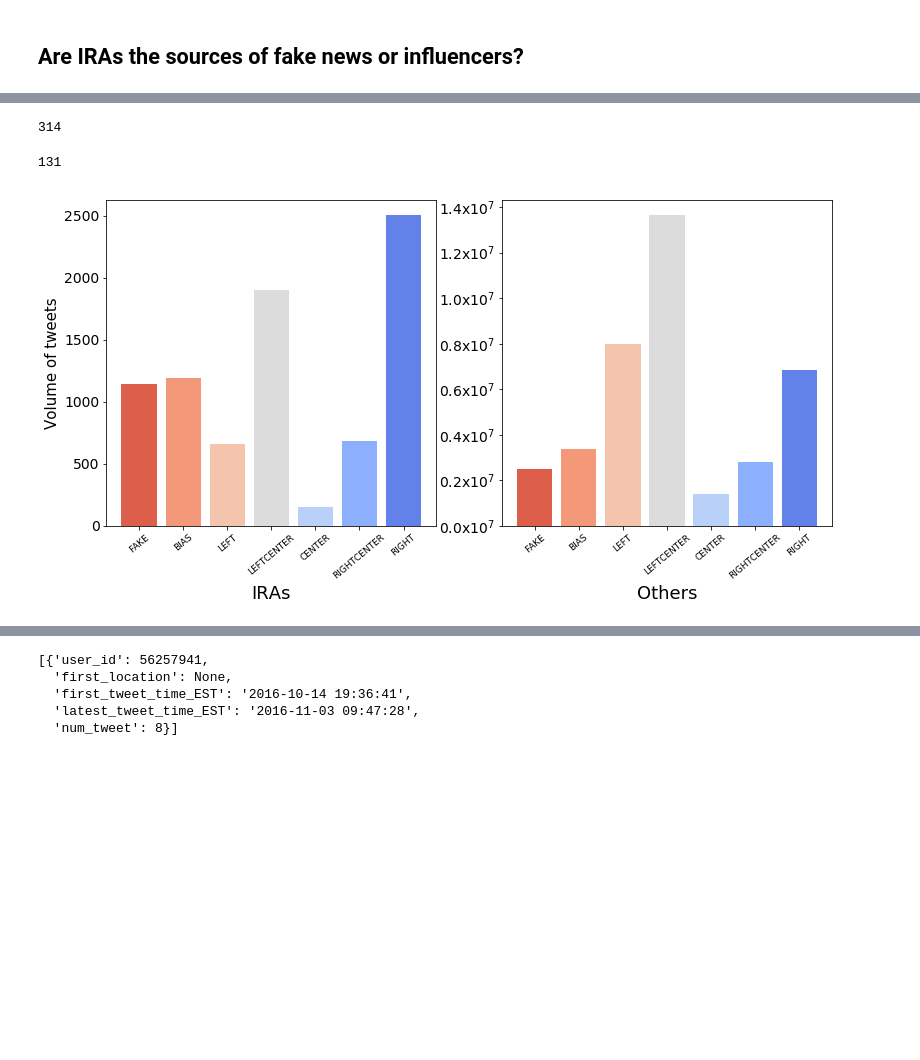
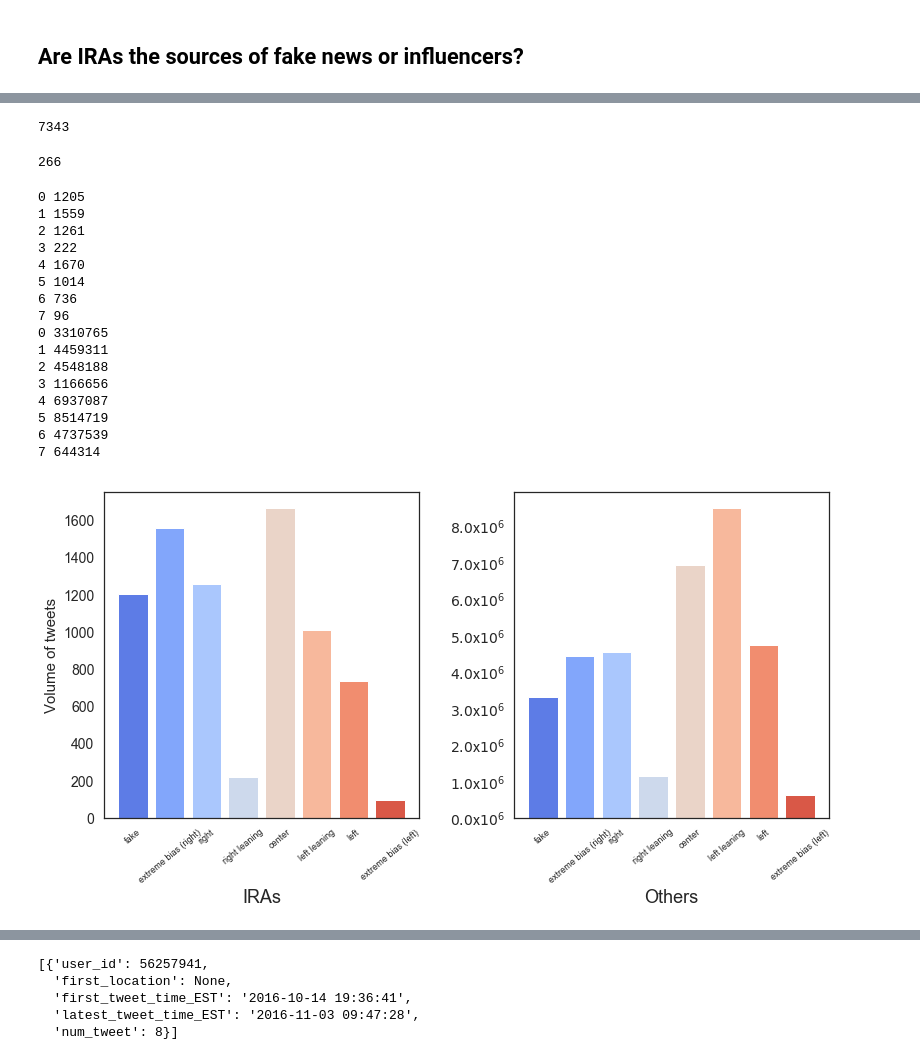
Before and after one commit to kayzhou/fake_news_during_election, a Jupyter notebook: fake_tweets.ipynb, the cells around one changed output, grey strips where cells are left out. Cells and saved outputs as stored; diff of their text form; code cells hidden in the pictures; blank space fills up the shorter version.

```diff
--- a/fake_tweets.ipynb
+++ b/fake_tweets.ipynb
@@ -1301,6 +1284 @@ users.fillna(0, inplace=True)
-# %%
-# save data
-
-users["user_id"] = users.index
-users.to_csv("data/all-users.csv", index=False)
 # %%
@@ -1316,3 +1297,5 @@ for label in f_labels:
+# %%
+all_users = load_all_users()
 # %%
 # user_id > name
 
@@ -1380,4 +1335,0 @@ len(IRA_tweets_bingo)
-# %%
-len(IRA_tweets_bingo.user_id.unique())
-# %% [output]
-314
@@ -1387,39 +1336,71 @@ other_users = users[users["is_IRA"]==0]
 # %%
-len(IRA_users)
+len(IRA_tweets)
 # %% [output]
-131
+7343
+# %%
+IRA_users = all_users[all_users.is_IRA > 0]
+len(IRA_users)
+# %% [output]
+266
+# %%
+other_users = all_users[all_users.is_IRA == 0]
 # %%
-f_labels = ["FAKE", "BIAS", "LEFT", "LEFTCENTER", "CENTER", "RIGHTCENTER", "RIGHT"]
-
 from matplotlib.ticker import FuncFormatter
 
 plt.figure(figsize=(13, 6))
+plt.subplots_adjust(wspace = 0.3)
 ax = plt.subplot(121)
-x = range(len(f_labels))
+x = range(len(media_type_counts))
+
 for i in x:
-    plt.bar(i, IRA_users[f_labels[i]].sum(), color=sns.color_palette("coolwarm", 7)[6-i])
-plt.xticks(x, f_labels)
+#     d = IRA_users[map_labels[str(i)]].sum()
+    print(i, IRA_users[map_labels[str(i)]].sum())
+    plt.bar(i, IRA_users[map_labels[str(i)]].sum())
+
+plt.xticks(x, [map_labels[k] for i, k in enumerate(map_labels)])
 plt.xlabel("IRAs", fontsize=18)
 plt.ylabel('Volume of tweets', fontsize=15)
-plt.xticks(fontsize=9, rotation=40); plt.yticks(fontsize=14)
+plt.xticks(fontsize=9, rotation=40)
+plt.yticks(fontsize=14)
 # plt.savefig("fig/size-of-intersection500.pdf", dpi=300, bbox_inches='tight')
 
 ax = plt.subplot(122)
-x = range(len(f_labels))
+x = range(len(media_type_counts))
+
 for i in x:
-    plt.bar(i, other_users[f_labels[i]].sum(), color=sns.color_palette("coolwarm", 7)[6-i])
-plt.xticks(x, f_labels)
+    print(i, other_users[map_labels[str(i)]].sum())
+    plt.bar(i, other_users[map_labels[str(i)]].sum())
+
+plt.xticks(x, [map_labels[k] for i, k in enumerate(map_labels)])
 plt.xlabel("Others", fontsize=18)
 # plt.ylabel('Source rate of tweets of all users', fontsize=15)
-plt.xticks(fontsize=9, rotation=40); plt.yticks(fontsize=14)
+plt.xticks(fontsize=9, rotation=40)
+plt.yticks(fontsize=14)
+
 def formatnum(x, pos):
-    return '$%.1f$x$10^{7}$' % (x/10000000)
+    return '$%.1f$x$10^{6}$' % (x/1000000)
 formatter = FuncFormatter(formatnum)
 ax.yaxis.set_major_formatter(formatter)
 
 plt.show()
 plt.tight_layout()
 plt.savefig("fig/IRA Volume.pdf", dpi=300, bbox_inches='tight')
 plt.close()
 # %% [output]
+0 1205
+1 1559
+2 1261
+3 222
+4 1670
+5 1014
+6 736
+7 96
+0 3310765
+1 4459311
+2 4548188
+3 1166656
+4 6937087
+5 8514719
+6 4737539
+7 644314
-[figure, old version]
+[figure, new version]
```
Also changed, not shown: parts of 54 cells of this notebook, 1 other file.
